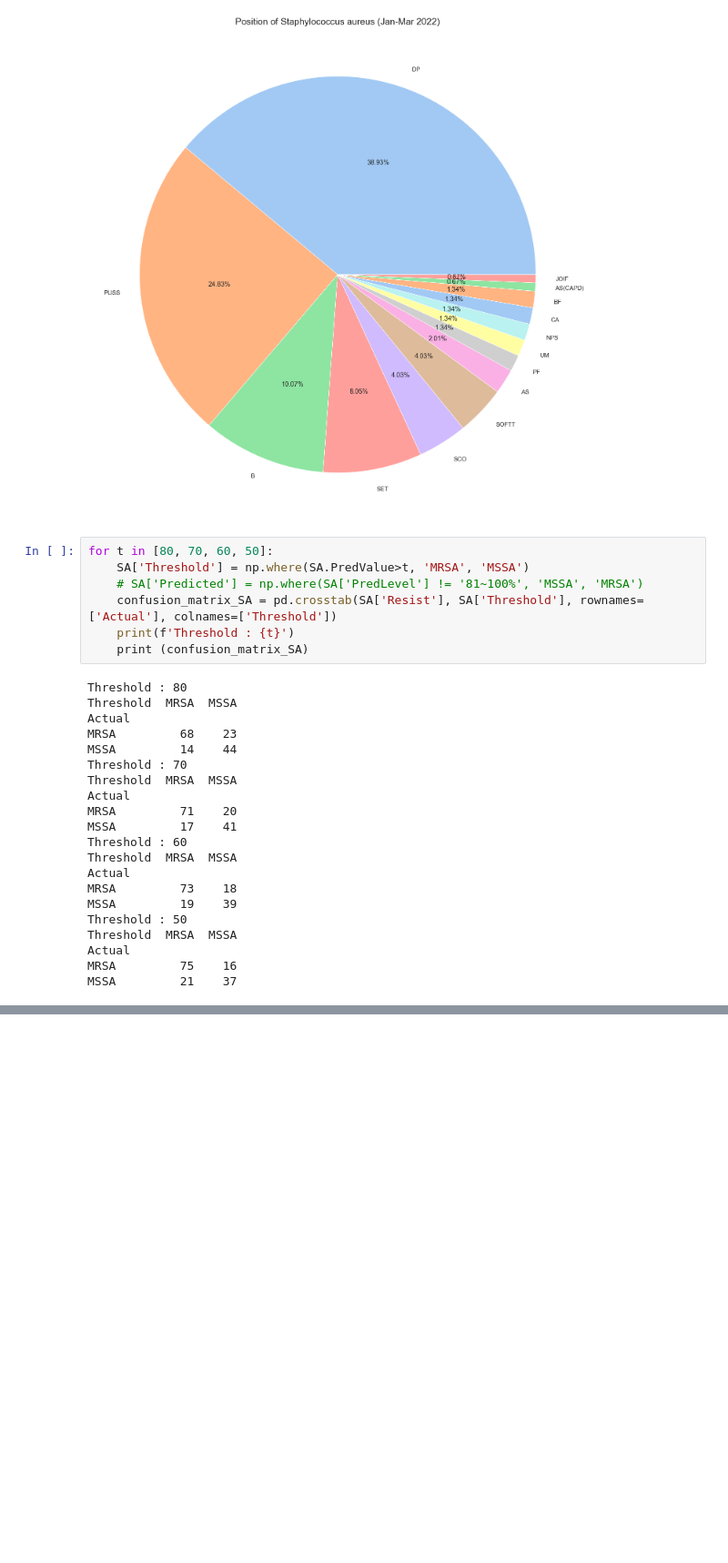
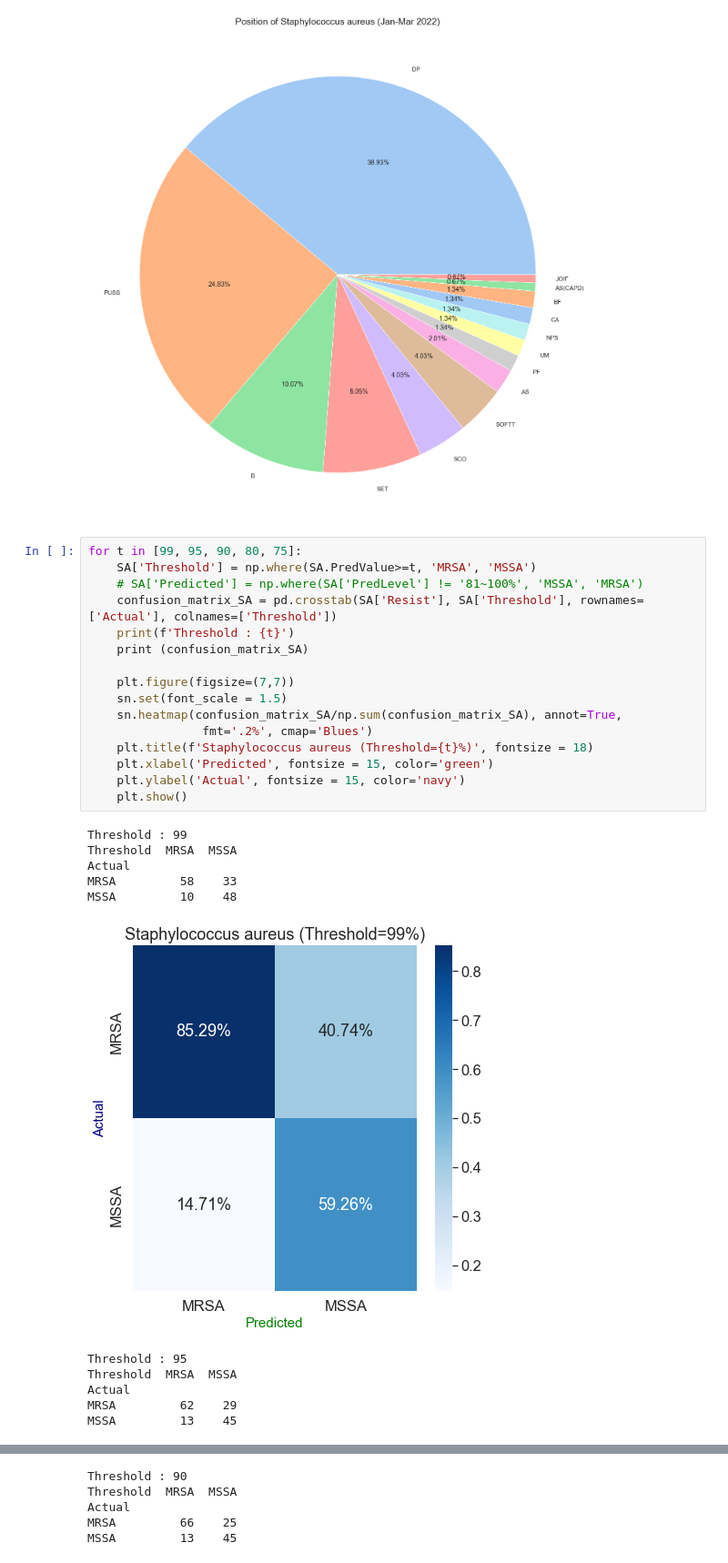
Before and after one commit to ChunWeiPeng/CMUH, a Jupyter notebook: LULU_report.ipynb, the cells around one changed output, grey strips where cells are left out. Shown at 91% size. Saved outputs shown, nothing was run; the diff lists cells and outputs as text; blank space fills up the shorter version.

```diff
--- a/LULU_report.ipynb
+++ b/LULU_report.ipynb
@@ -215,30 +250,30 @@ plt.show()
 # %% [output]
 [figure]
 # %%
-for t in [80, 70, 60, 50]:
-    SA['Threshold'] = np.where(SA.PredValue>t, 'MRSA', 'MSSA')
+for t in [99, 95, 90, 80, 75]:
+    SA['Threshold'] = np.where(SA.PredValue>=t, 'MRSA', 'MSSA')
     # SA['Predicted'] = np.where(SA['PredLevel'] != '81~100%', 'MSSA', 'MRSA')
     confusion_matrix_SA = pd.crosstab(SA['Resist'], SA['Threshold'], rownames=['Actual'], colnames=['Threshold'])
     print(f'Threshold : {t}')
     print (confusion_matrix_SA)
+
+    plt.figure(figsize=(7,7))
+    sn.set(font_scale = 1.5)
+    sn.heatmap(confusion_matrix_SA/np.sum(confusion_matrix_SA), annot=True,
+                fmt='.2%', cmap='Blues')
+    plt.title(f'Staphylococcus aureus (Threshold={t}%)', fontsize = 18)
+    plt.xlabel('Predicted', fontsize = 15, color='green')
+    plt.ylabel('Actual', fontsize = 15, color='navy')
+    plt.show()
 # %% [output]
-Threshold : 80
+Threshold : 99
 Threshold  MRSA  MSSA
 Actual
-MRSA         68    23
-MSSA         14    44
-Threshold : 70
-Threshold  MRSA  MSSA
-Actual
-MRSA         71    20
-MSSA         17    41
-Threshold : 60
-Threshold  MRSA  MSSA
-Actual
-MRSA         73    18
-MSSA         19    39
-Threshold : 50
-Threshold  MRSA  MSSA
-Actual
-MRSA         75    16
-MSSA         21    37
+MRSA         58    33
+MSSA         10    48
+[figure, added]
+Threshold : 95
+Threshold  MRSA  MSSA
+Actual
+MRSA         62    29
+MSSA         13    45
@@ -244,0 +281,5 @@ MSSA         21    37
+Threshold : 90
+Threshold  MRSA  MSSA
+Actual
+MRSA         66    25
+MSSA         13    45
```
Also changed, not shown: parts of 15 cells of this notebook.
